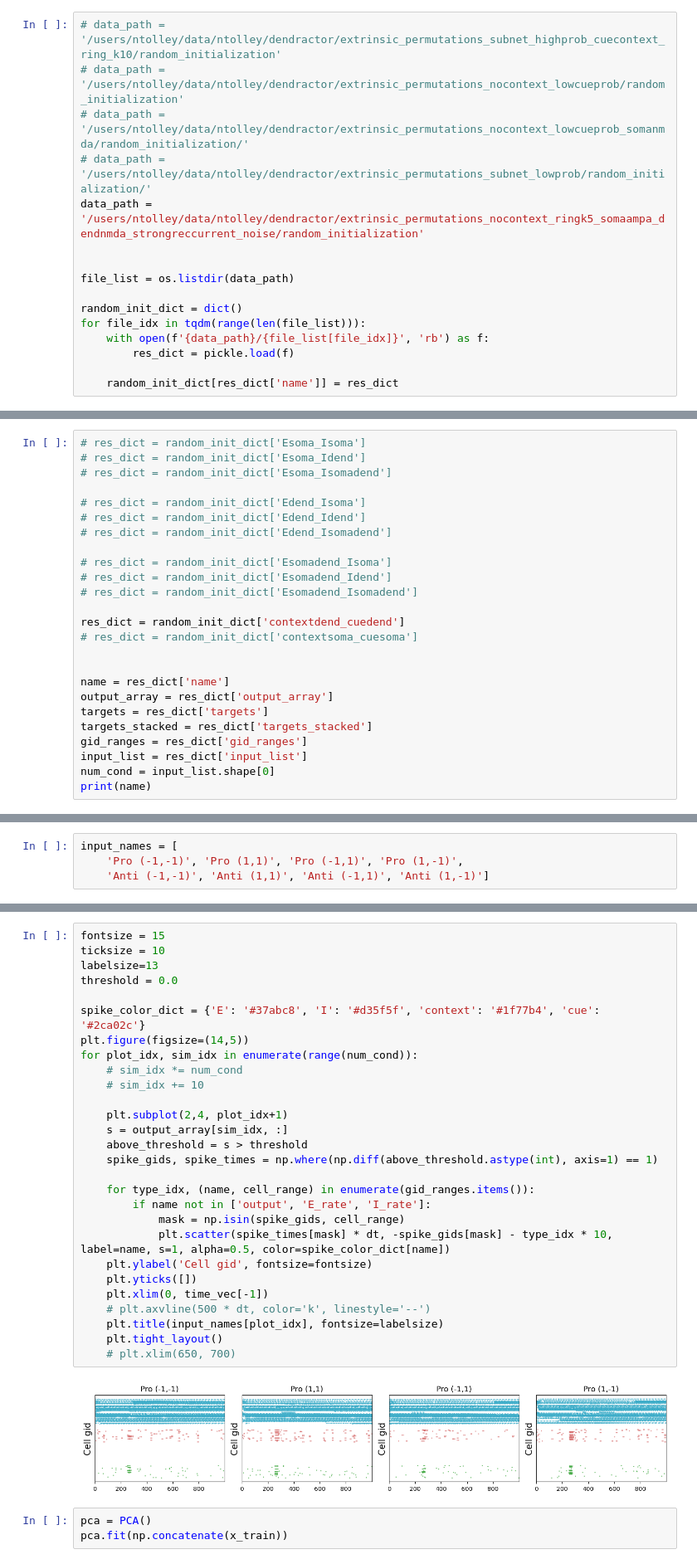
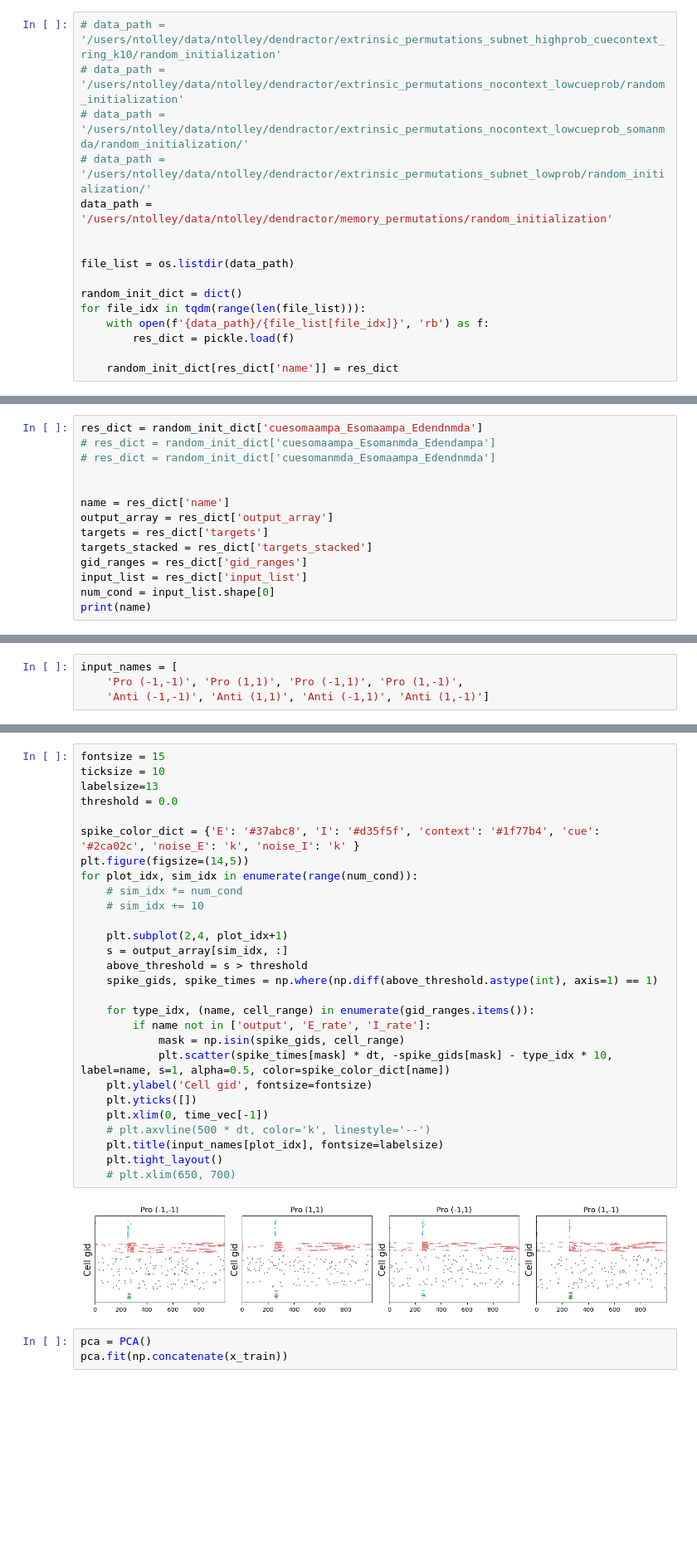
Before and after one commit to ntolley/dendractor, a Jupyter notebook: figures/plot_memorycontext_pca_trajectory.ipynb, the cells around one changed output, grey strips where cells are left out. Shown at 83% size. Saved outputs shown, nothing was run; the diff lists cells and outputs as text; blank space fills up the shorter version.

```diff
--- a/figures/plot_memorycontext_pca_trajectory.ipynb
+++ b/figures/plot_memorycontext_pca_trajectory.ipynb
@@ -34,7 +34,7 @@ config.update("jax_platform_name", "cpu")
 # data_path = '/users/ntolley/data/ntolley/dendractor/extrinsic_permutations_nocontext_lowcueprob/random_initialization'
 # data_path = '/users/ntolley/data/ntolley/dendractor/extrinsic_permutations_nocontext_lowcueprob_somanmda/random_initialization/'
 # data_path = '/users/ntolley/data/ntolley/dendractor/extrinsic_permutations_subnet_lowprob/random_initialization/'
-data_path = '/users/ntolley/data/ntolley/dendractor/extrinsic_permutations_nocontext_ringk5_somaampa_dendnmda_strongreccurrent_noise/random_initialization'
+data_path = '/users/ntolley/data/ntolley/dendractor/memory_permutations/random_initialization'
 
 
 file_list = os.listdir(data_path)
@@ -52,18 +52,7 @@ print(list(random_init_dict.keys()))
 # %%
-# res_dict = random_init_dict['Esoma_Isoma']
-# res_dict = random_init_dict['Esoma_Idend']
-# res_dict = random_init_dict['Esoma_Isomadend']
-
-# res_dict = random_init_dict['Edend_Isoma']
-# res_dict = random_init_dict['Edend_Idend']
-# res_dict = random_init_dict['Edend_Isomadend']
-
-# res_dict = random_init_dict['Esomadend_Isoma']
-# res_dict = random_init_dict['Esomadend_Idend']
-# res_dict = random_init_dict['Esomadend_Isomadend']
-
-res_dict = random_init_dict['contextdend_cuedend']
-# res_dict = random_init_dict['contextsoma_cuesoma']
+res_dict = random_init_dict['cuesomaampa_Esomaampa_Edendnmda']
+# res_dict = random_init_dict['cuesomaampa_Esomanmda_Edendampa']
+# res_dict = random_init_dict['cuesomanmda_Esomaampa_Edendnmda']
 
 
 name = res_dict['name']
@@ -181,33 +171,33 @@ gid_ranges
 # %%
 fontsize = 15
 ticksize = 10
 labelsize=13
 threshold = 0.0
 
-spike_color_dict = {'E': '#37abc8', 'I': '#d35f5f', 'context': '#1f77b4', 'cue': '#2ca02c'}
+spike_color_dict = {'E': '#37abc8', 'I': '#d35f5f', 'context': '#1f77b4', 'cue': '#2ca02c', 'noise_E': 'k', 'noise_I': 'k' }
 plt.figure(figsize=(14,5))
 for plot_idx, sim_idx in enumerate(range(num_cond)):
     # sim_idx *= num_cond
     # sim_idx += 10
 
     plt.subplot(2,4, plot_idx+1)
     s = output_array[sim_idx, :]
     above_threshold = s > threshold
     spike_gids, spike_times = np.where(np.diff(above_threshold.astype(int), axis=1) == 1)
 
     for type_idx, (name, cell_range) in enumerate(gid_ranges.items()):
         if name not in ['output', 'E_rate', 'I_rate']:
             mask = np.isin(spike_gids, cell_range)
             plt.scatter(spike_times[mask] * dt, -spike_gids[mask] - type_idx * 10, label=name, s=1, alpha=0.5, color=spike_color_dict[name])
     plt.ylabel('Cell gid', fontsize=fontsize)
     plt.yticks([])
     plt.xlim(0, time_vec[-1])
     # plt.axvline(500 * dt, color='k', linestyle='--')
     plt.title(input_names[plot_idx], fontsize=labelsize)
     plt.tight_layout()
     # plt.xlim(650, 700)
 # %% [output]
-[figure, old version]
+[figure, new version]
 # %%
 pca = PCA()
 pca.fit(np.concatenate(x_train))
```
Also changed, not shown: parts of 6 cells of this notebook, 1 other file.
